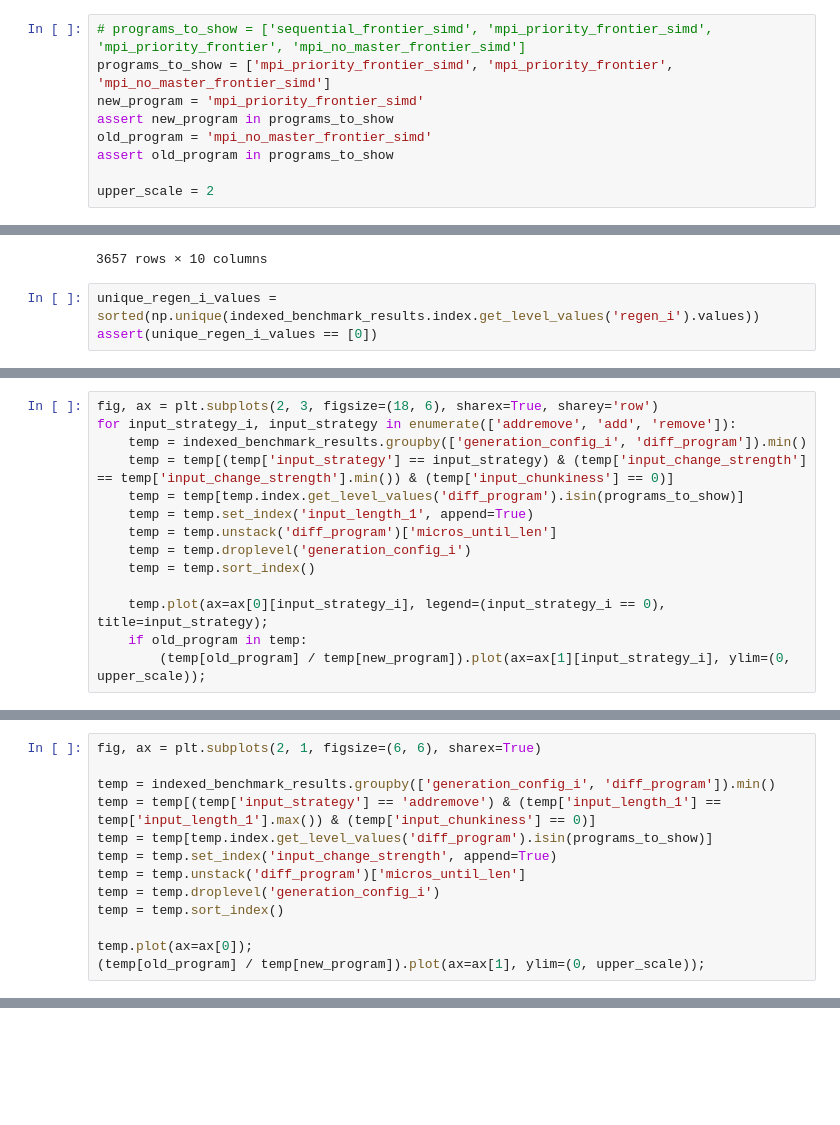
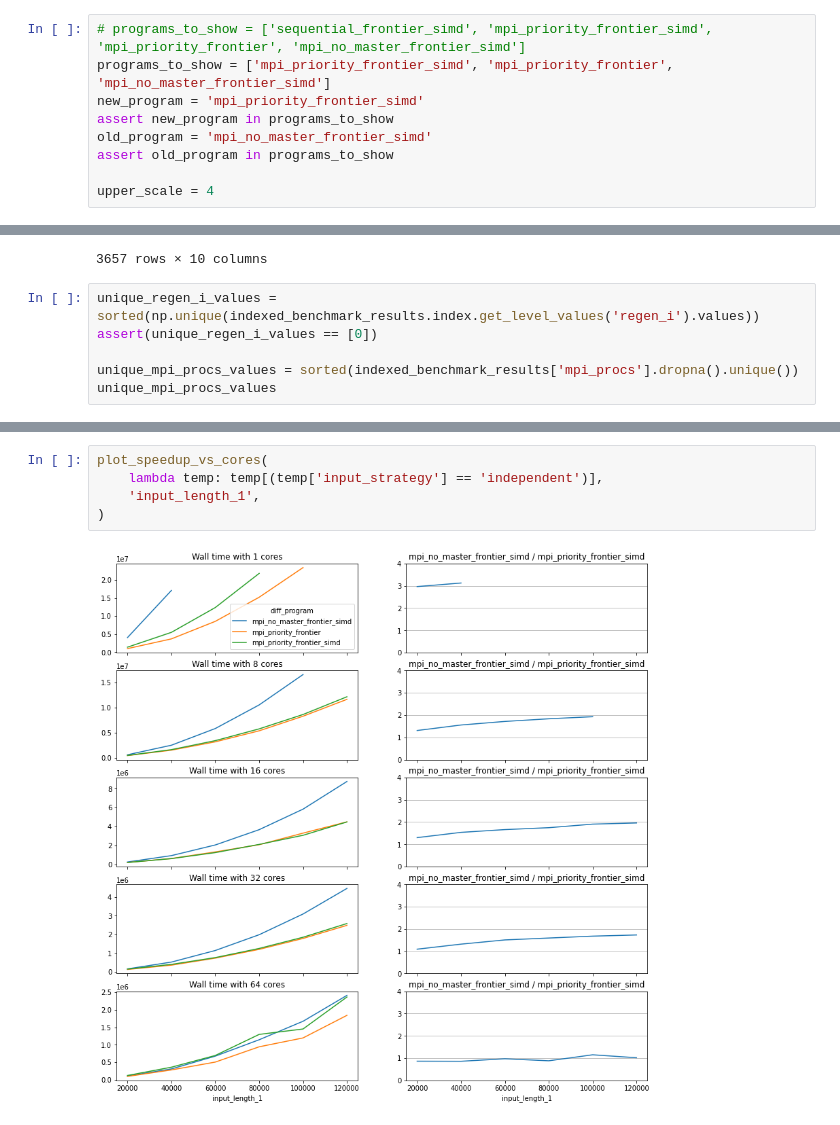
Before and after one commit to tehwalris/mpi-myers-diff, a Jupyter notebook: notebooks/benchmark_analysis_euler_priority_vs_no_master.ipynb, the cells around one changed output, grey strips where cells are left out. Drawn from its saved outputs; the diff is of its cells as text; blank space fills up the shorter version.

```diff
--- a/notebooks/benchmark_analysis_euler_priority_vs_no_master.ipynb
+++ b/notebooks/benchmark_analysis_euler_priority_vs_no_master.ipynb
@@ -12,7 +13,7 @@ assert new_program in programs_to_show
 old_program = 'mpi_no_master_frontier_simd'
 assert old_program in programs_to_show
 
-upper_scale = 2
+upper_scale = 4
 # %%
 raw_benchmark_results = []
 for path in glob.glob('../benchmarks/2020-12-09-euler-plan-batch-test/*.csv'):
@@ -48,3 +49,6 @@ indexed_benchmark_results
 # %%
 unique_regen_i_values = sorted(np.unique(indexed_benchmark_results.index.get_level_values('regen_i').values))
 assert(unique_regen_i_values == [0])
+
+unique_mpi_procs_values = sorted(indexed_benchmark_results['mpi_procs'].dropna().unique())
+unique_mpi_procs_values
@@ -66,14 +74,0 @@ temp.plot(ax=ax[0]);
-# %%
-fig, ax = plt.subplots(2, 3, figsize=(18, 6), sharex=True, sharey='row')
-for input_strategy_i, input_strategy in enumerate(['addremove', 'add', 'remove']):
-    temp = indexed_benchmark_results.groupby(['generation_config_i', 'diff_program']).min()
-    temp = temp[(temp['input_strategy'] == input_strategy) & (temp['input_change_strength'] == temp['input_change_strength'].min()) & (temp['input_chunkiness'] == 0)]
-    temp = temp[temp.index.get_level_values('diff_program').isin(programs_to_show)]
-    temp = temp.set_index('input_length_1', append=True)
-    temp = temp.unstack('diff_program')['micros_until_len']
-    temp = temp.droplevel('generation_config_i')
-    temp = temp.sort_index()
-
-    temp.plot(ax=ax[0][input_strategy_i], legend=(input_strategy_i == 0), title=input_strategy);
-    if old_program in temp:
-        (temp[old_program] / temp[new_program]).plot(ax=ax[1][input_strategy_i], ylim=(0, upper_scale));
@@ -82,13 +74,0 @@ for input_strategy_i, input_strategy in enumerate(['addremove', 'add', 'remove']
-# %%
-fig, ax = plt.subplots(2, 1, figsize=(6, 6), sharex=True)
-
-temp = indexed_benchmark_results.groupby(['generation_config_i', 'diff_program']).min()
-temp = temp[(temp['input_strategy'] == 'addremove') & (temp['input_length_1'] == temp['input_length_1'].max()) & (temp['input_chunkiness'] == 0)]
-temp = temp[temp.index.get_level_values('diff_program').isin(programs_to_show)]
-temp = temp.set_index('input_change_strength', append=True)
-temp = temp.unstack('diff_program')['micros_until_len']
-temp = temp.droplevel('generation_config_i')
-temp = temp.sort_index()
-
-temp.plot(ax=ax[0]);
-(temp[old_program] / temp[new_program]).plot(ax=ax[1], ylim=(0, upper_scale));
@@ -96,0 +75,7 @@ temp.plot(ax=ax[0]);
+# %%
+plot_speedup_vs_cores(
+    lambda temp: temp[(temp['input_strategy'] == 'independent')],
+    'input_length_1',
+)
+# %% [output]
+[figure, added]
```
Also changed, not shown: parts of 9 cells of this notebook, 1 other file.
